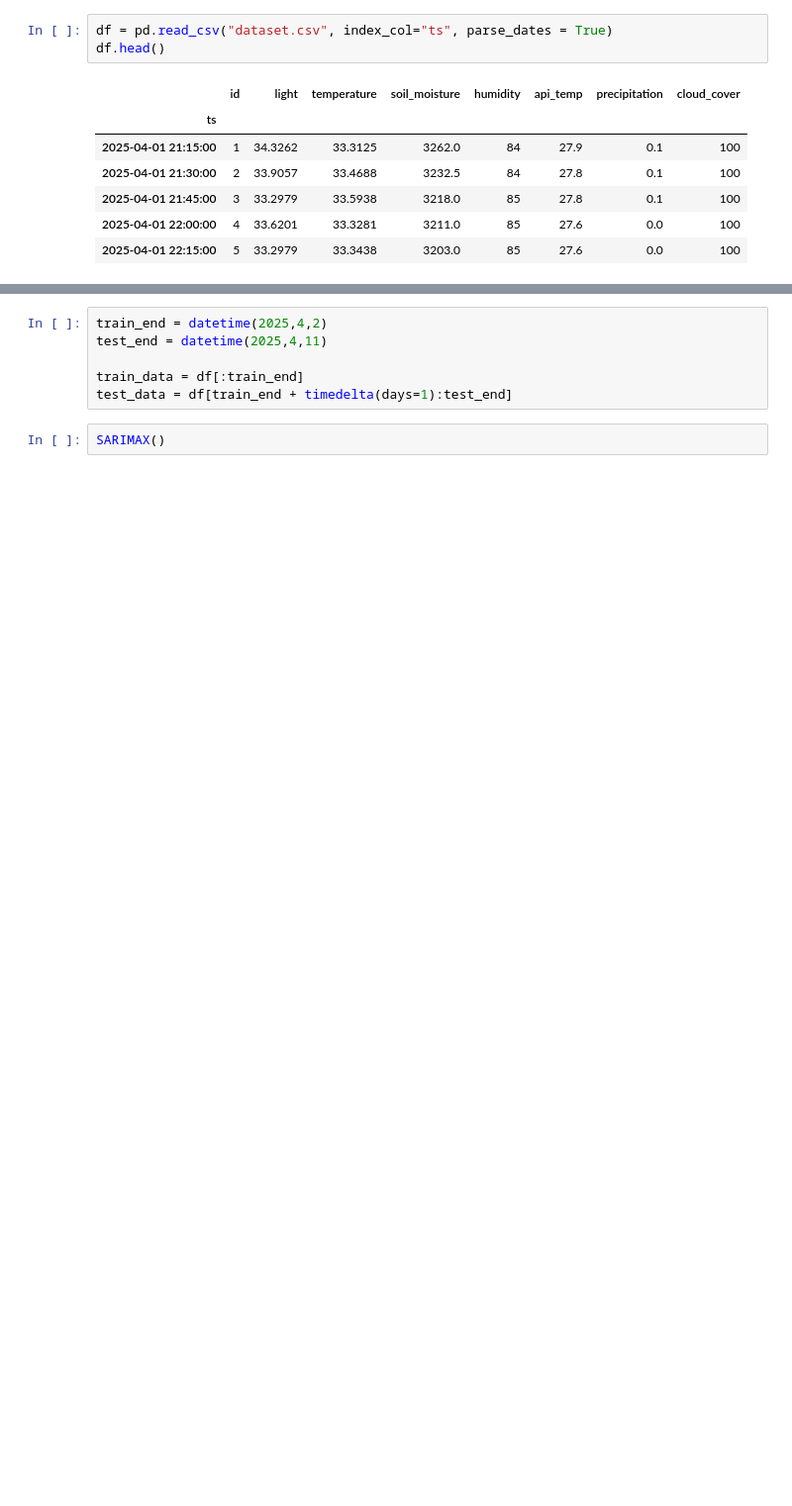
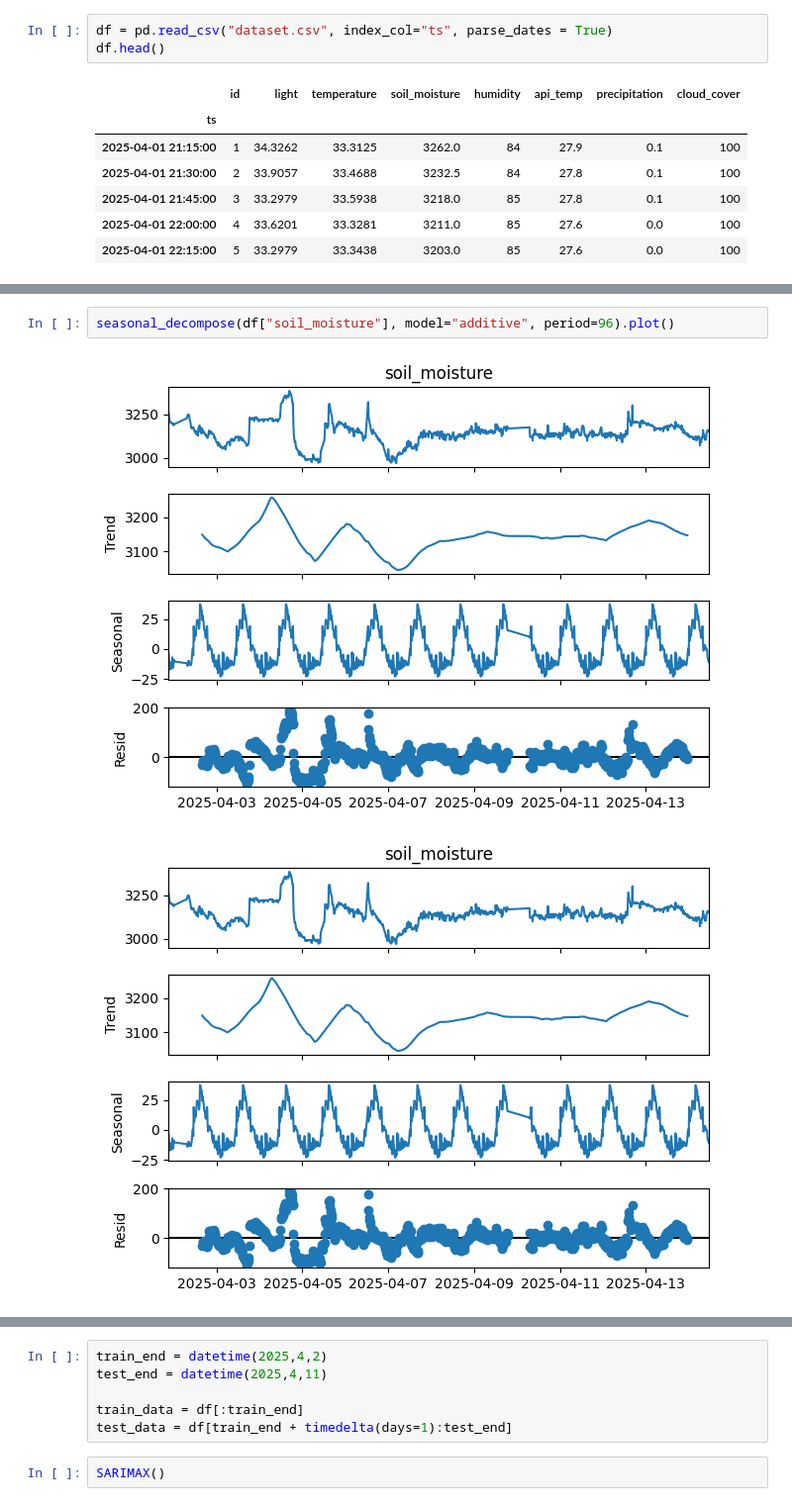
Before and after one commit to Jangsoodlor/smart-plant-pot-model, a Jupyter notebook: sarimax.ipynb, the cells around one changed output, grey strips where cells are left out. Shown: that part at 99% size. Saved outputs shown, nothing was run; the diff lists cells and outputs as text; blank space fills up the shorter version.

```diff
--- a/sarimax.ipynb
+++ b/sarimax.ipynb
@@ -23,0 +43,5 @@ df.head()
+# %%
+seasonal_decompose(df["soil_moisture"], model="additive", period=96).plot()
+# %% [output]
+[figure, added]
+[figure, added]
```
Also changed, not shown: parts of 17 cells of this notebook, 1 other file.
